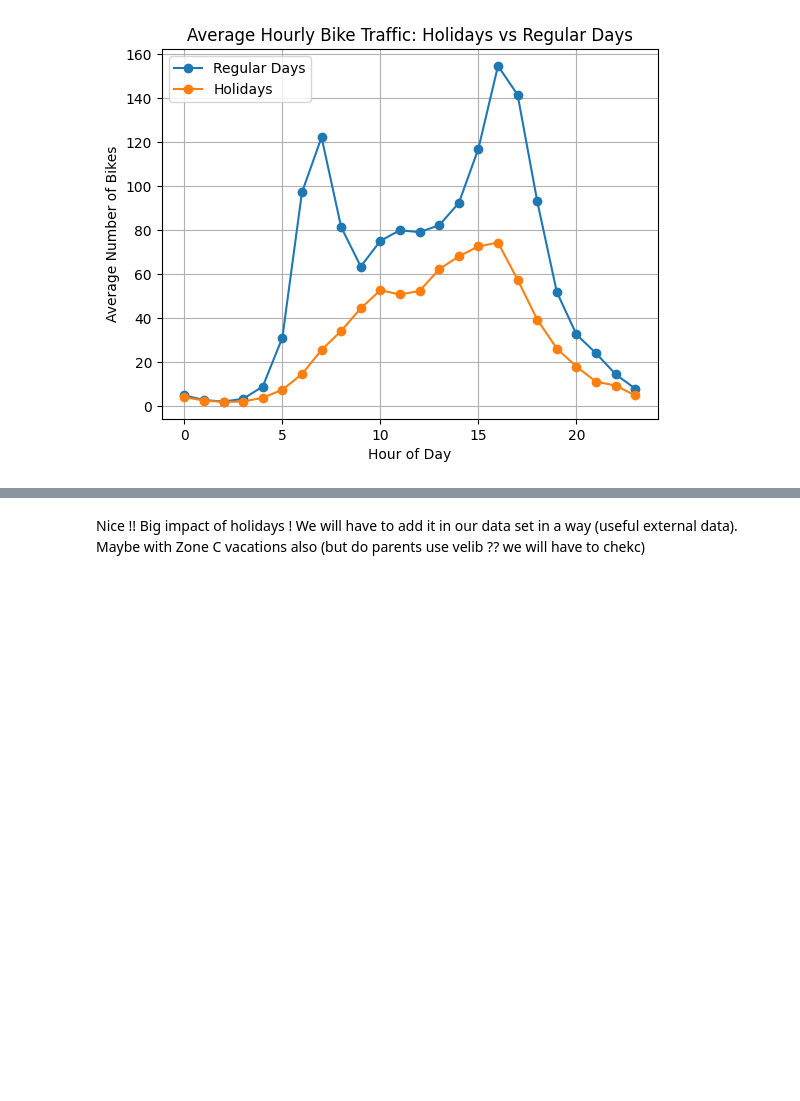
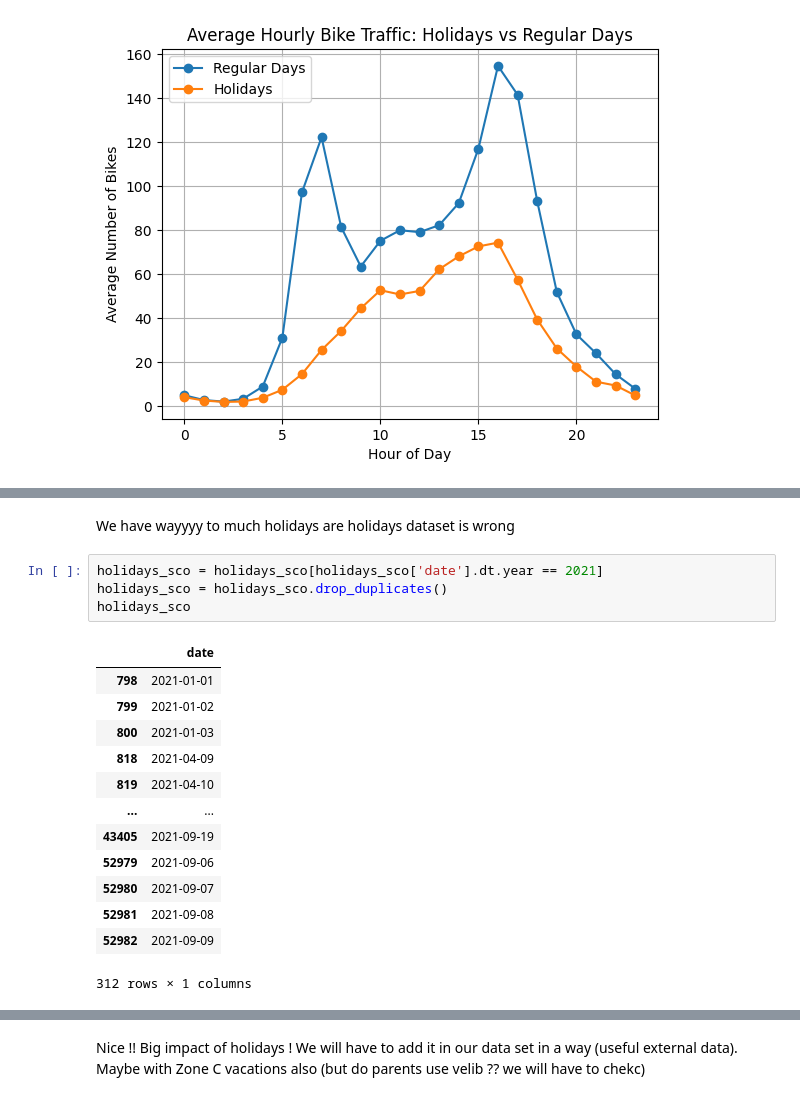
Before and after one commit to alexandreblivet/bike_counters_ac_team, a Jupyter notebook: methodology_notebook.ipynb, the cells around one changed output, grey strips where cells are left out. Cells and saved outputs as stored; diff of their text form; blank space fills up the shorter version.

```diff
--- a/methodology_notebook.ipynb
+++ b/methodology_notebook.ipynb
@@ -211,0 +350,20 @@ plt.show()
+# %% [markdown]
+We have wayyyy to much holidays are holidays dataset is wrong
+# %%
+holidays_sco = holidays_sco[holidays_sco['date'].dt.year == 2021]
+holidays_sco = holidays_sco.drop_duplicates()
+holidays_sco
+# %% [output]
+|  | date |
+| 798 | 2021-01-01 |
+| 799 | 2021-01-02 |
+| 800 | 2021-01-03 |
+| 818 | 2021-04-09 |
+| 819 | 2021-04-10 |
+| ... | ... |
+| 43405 | 2021-09-19 |
+| 52979 | 2021-09-06 |
+| 52980 | 2021-09-07 |
+| 52981 | 2021-09-08 |
+| 52982 | 2021-09-09 |
+312 rows × 1 columns
```
Also changed, not shown: parts of 24 cells of this notebook, 1 other file.
